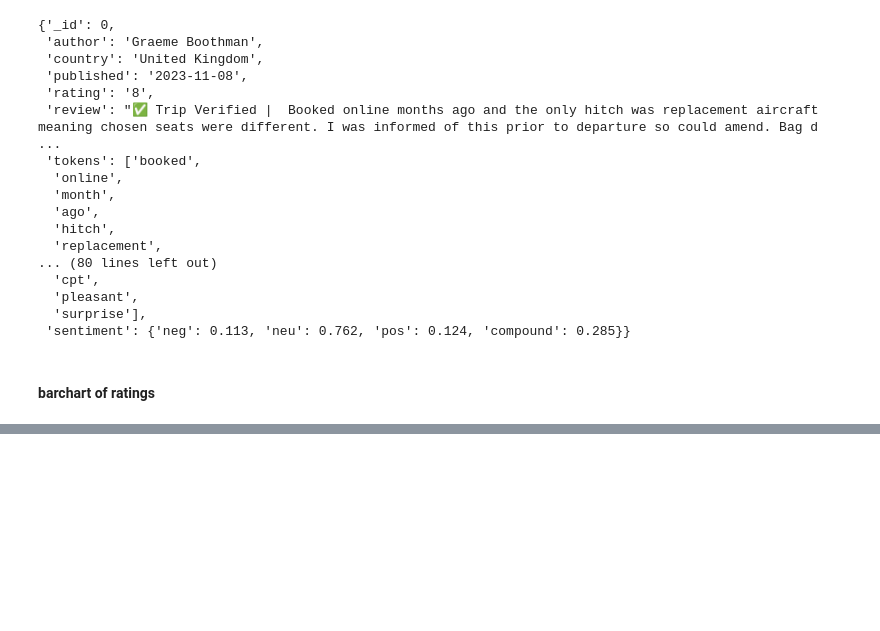
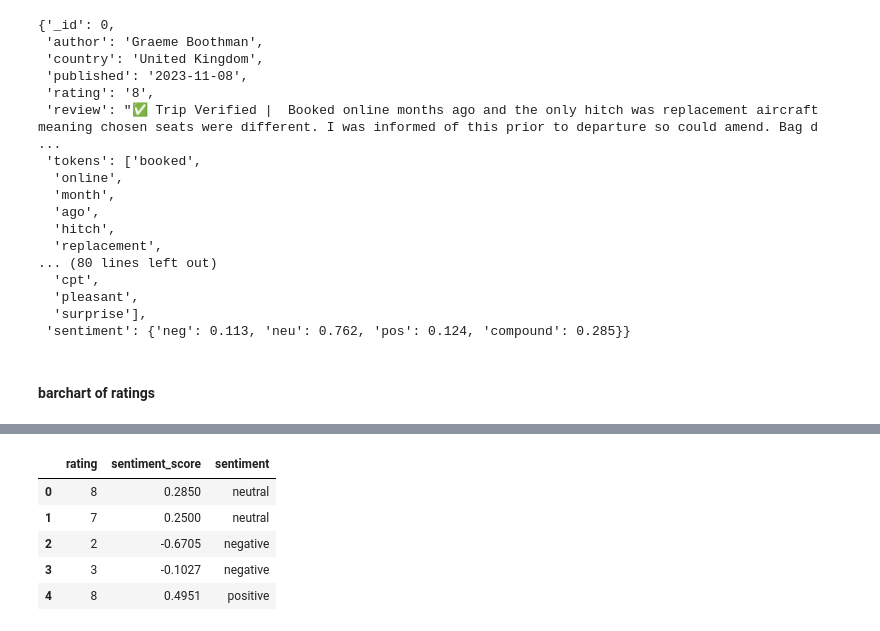
Before and after one commit to nitish-sadhu/ba_review_analysis, a Jupyter notebook: visualisation.ipynb, the cells around one changed output, grey strips where cells are left out. Saved outputs shown, nothing was run; the diff lists cells and outputs as text; code cells hidden in the pictures; blank space fills up the shorter version.

```diff
--- a/visualisation.ipynb
+++ b/visualisation.ipynb
@@ -37,3 +38,20 @@ ba_col.find_one()
  'sentiment': {'neg': 0.113, 'neu': 0.762, 'pos': 0.124, 'compound': 0.285}}
 # %% [markdown]
 <h4>barchart of ratings</h4>
+# %%
+# collecting the ratings
+ratings = []
+for rev in ba_col.find({},{'_id':0, 'rating':1}):
+        if 'na' in rev['rating']:
+                continue
+        else:
+                ratings.append(int(rev['rating']))
+
+
+# making dictionay with counts
+ratings_dict = {}
+for rate in ratings:
+        if rate in ratings_dict.keys():
+                        ratings_dict[rate] += 1
+        else:
+                        ratings_dict[rate] = 1
@@ -40,8 +106,8 @@ ba_col.find_one()
 # %%
-# collecting the ratings
-ratings = []
-for rev in ba_col.find({},{'_id':0, 'rating':1}):
+# collecting the sentiment
+sentiment_score = []
+for rev in ba_col.find({},{'_id':0, 'rating': 1, 'sentiment':1}):
         if 'na' in rev['rating']:
                 continue
         else:
-                ratings.append(int(rev['rating']))
+                sentiment_score.append(rev['sentiment']['compound'])
@@ -67,0 +114,5 @@ ValueError: Could not interpret input 'rating'
+# %%
+# ratings dataframe
+ratings_df = pd.DataFrame(ratings)
+ratings_df['sentiment_score'] = sentiment_score
+ratings_df.head()
@@ -67,0 +136,12 @@ ValueError: Could not interpret input 'rating'
+# %%
+# creating a new column in dataframe for sentiment
+ratings_df['sentiment'] = sentiment
+ratings_df.columns = ['rating', 'sentiment_score', 'sentiment']
+ratings_df.head()
+# %% [output]
+|  | rating | sentiment_score | sentiment |
+| 0 | 8 | 0.2850 | neutral |
+| 1 | 7 | 0.2500 | neutral |
+| 2 | 2 | -0.6705 | negative |
+| 3 | 3 | -0.1027 | negative |
+| 4 | 8 | 0.4951 | positive |
```
Also changed, not shown: parts of 14 cells of this notebook.
